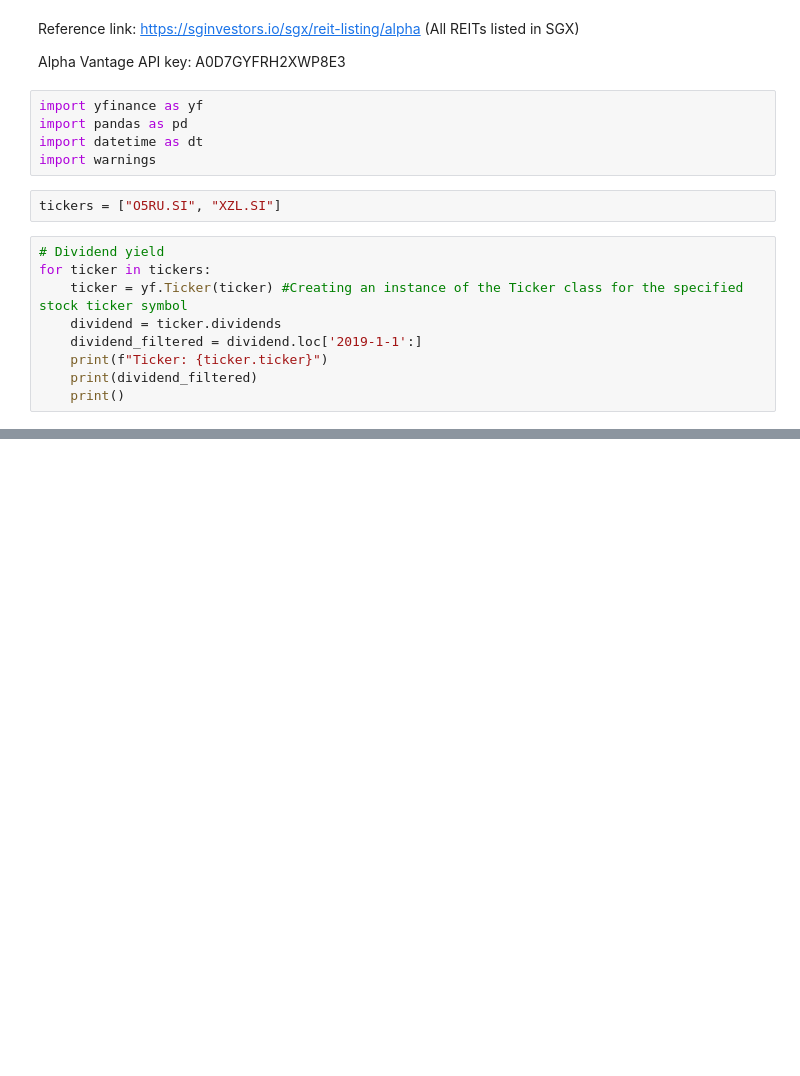
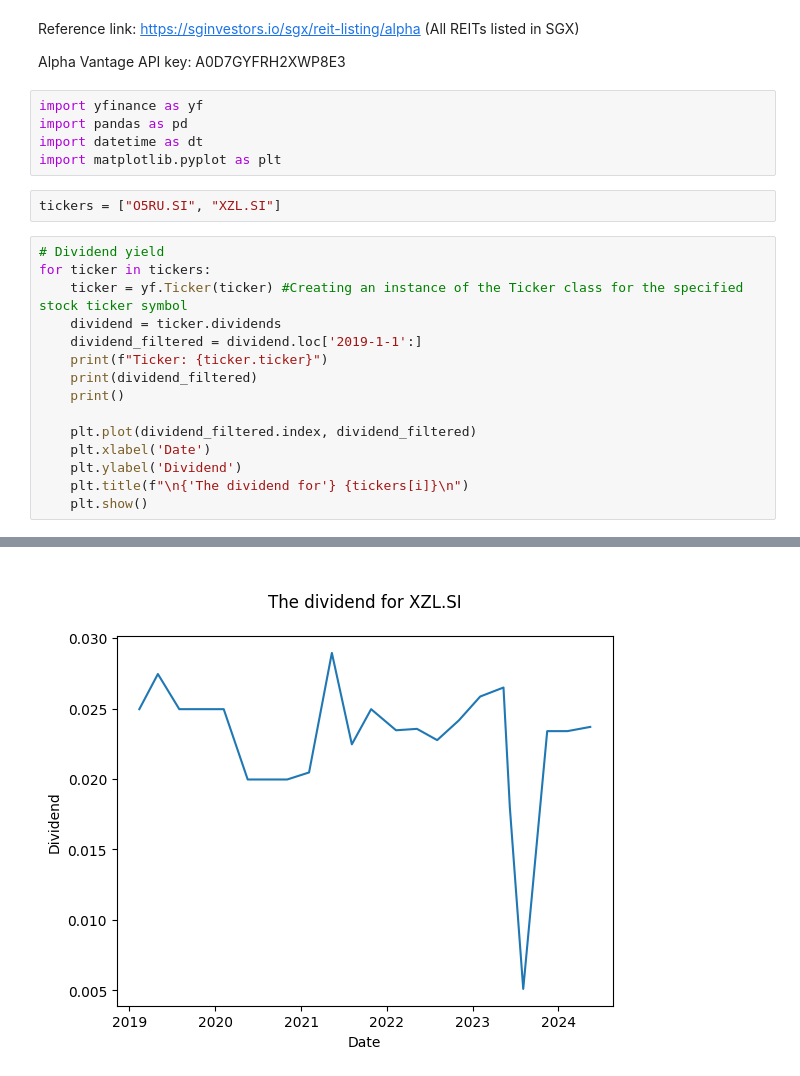
Before and after one commit to GenevieveLee/Stock-Screening-and-Recommendation-System, a Jupyter notebook: stockScreeningSystem.ipynb, the cells around one changed output, grey strips where cells are left out. Saved outputs shown, nothing was run; the diff lists cells and outputs as text; blank space fills up the shorter version.

```diff
--- a/stockScreeningSystem.ipynb
+++ b/stockScreeningSystem.ipynb
@@ -7,7 +7,7 @@ Alpha Vantage API key: A0D7GYFRH2XWP8E3
 import yfinance as yf
 import pandas as pd
 import datetime as dt
-import warnings
+import matplotlib.pyplot as plt
 # %%
 tickers = ["O5RU.SI", "XZL.SI"]
 # %%
@@ -19,6 +19,12 @@ for ticker in tickers:
     print(f"Ticker: {ticker.ticker}")
     print(dividend_filtered)
     print()
+
+    plt.plot(dividend_filtered.index, dividend_filtered)
+    plt.xlabel('Date')
+    plt.ylabel('Dividend')
+    plt.title(f"\n{'The dividend for'} {tickers[i]}\n")
+    plt.show()
 # %% [output]
 Ticker: O5RU.SI
 Date
@@ -39 +45,2 @@ Date
 Name: Dividends, dtype: float64
+[figure, added]
```
Also changed, not shown: parts of 4 cells of this notebook.
